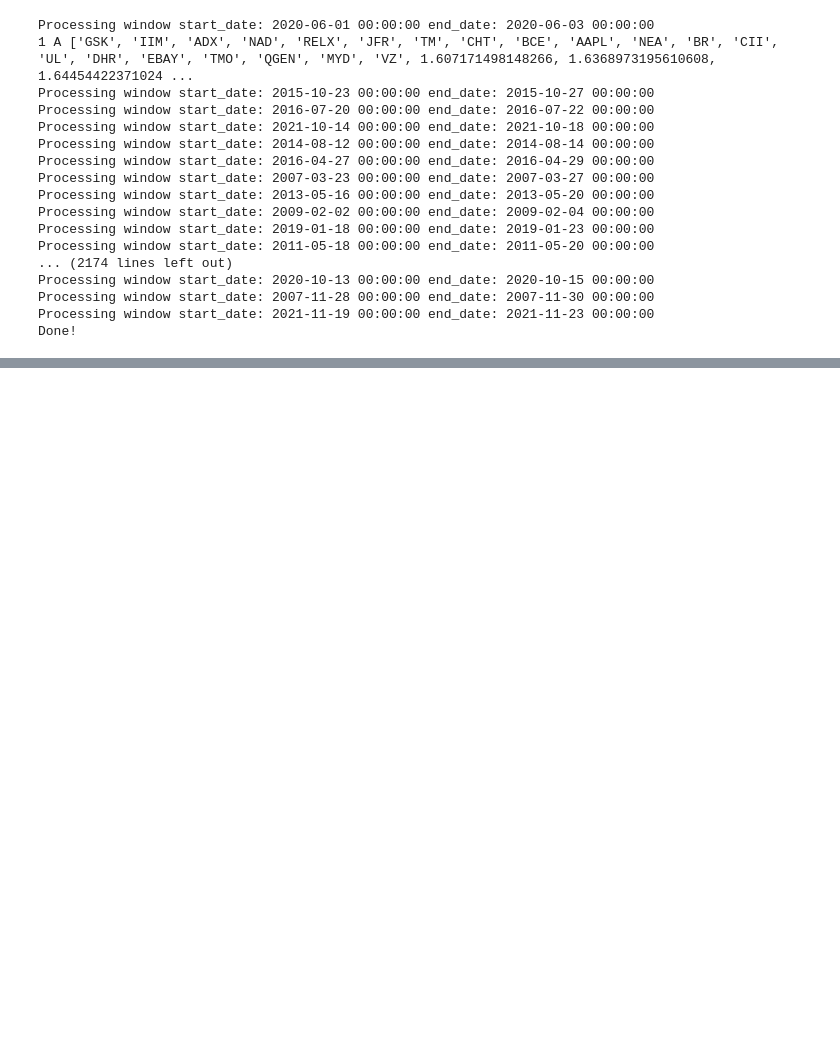
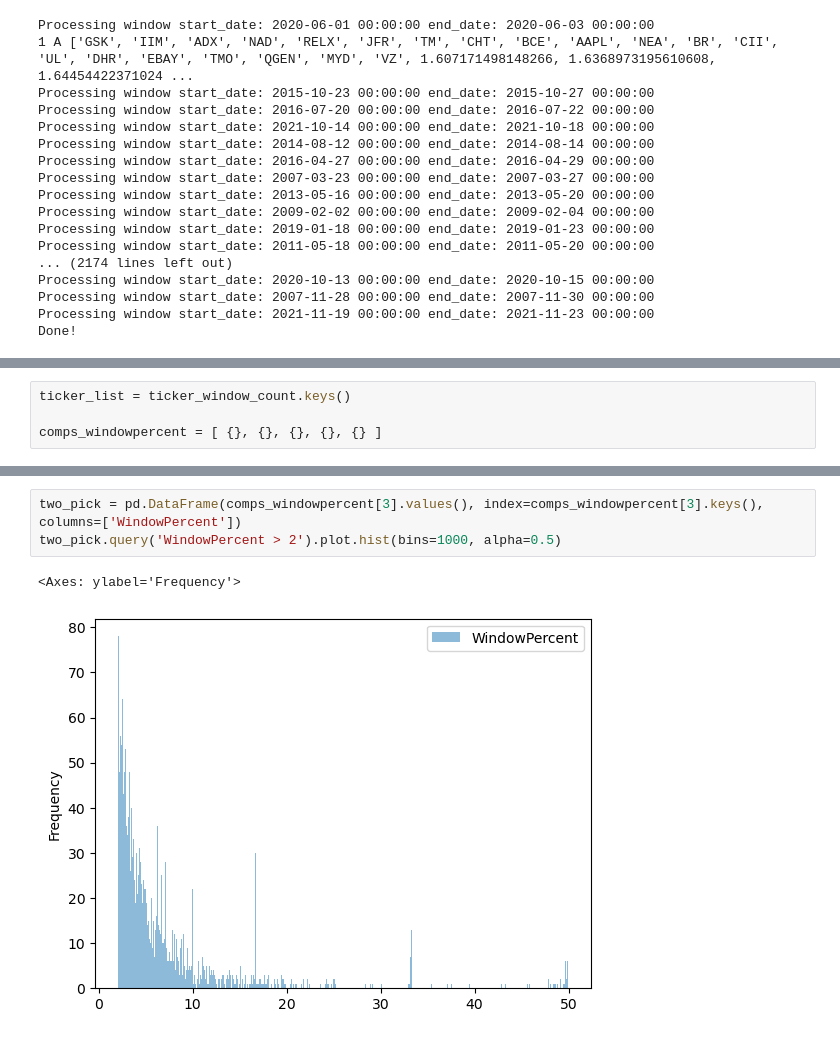
Before and after one commit to bankeiyotaku/stockdata, a Jupyter notebook: comps_lookup.ipynb, the cells around one changed output, grey strips where cells are left out. Cells and saved outputs as stored; diff of their text form; blank space fills up the shorter version.

```diff
--- a/comps_lookup.ipynb
+++ b/comps_lookup.ipynb
@@ -201,0 +238,4 @@ for index in ticker_list.index:
+# %%
+ticker_list = ticker_window_count.keys()
+
+comps_windowpercent = [ {}, {}, {}, {}, {} ]
@@ -201,0 +286,6 @@ for index in ticker_list.index:
+# %%
+two_pick = pd.DataFrame(comps_windowpercent[3].values(), index=comps_windowpercent[3].keys(), columns=['WindowPercent'])
+two_pick.query('WindowPercent > 2').plot.hist(bins=1000, alpha=0.5)
+# %% [output]
+<Axes: ylabel='Frequency'>
+[figure, added]
```
Also changed, not shown: parts of 7 cells of this notebook.
